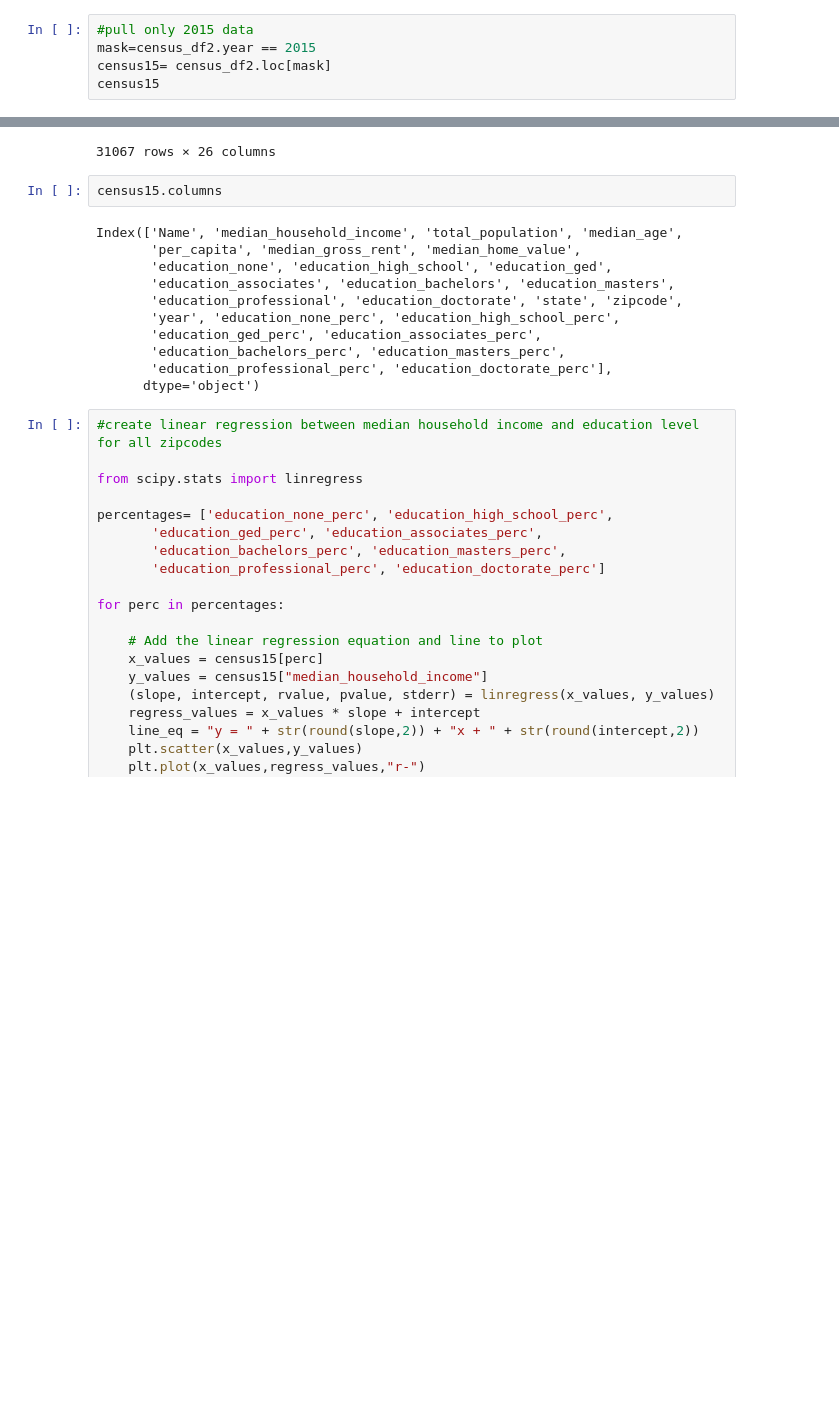
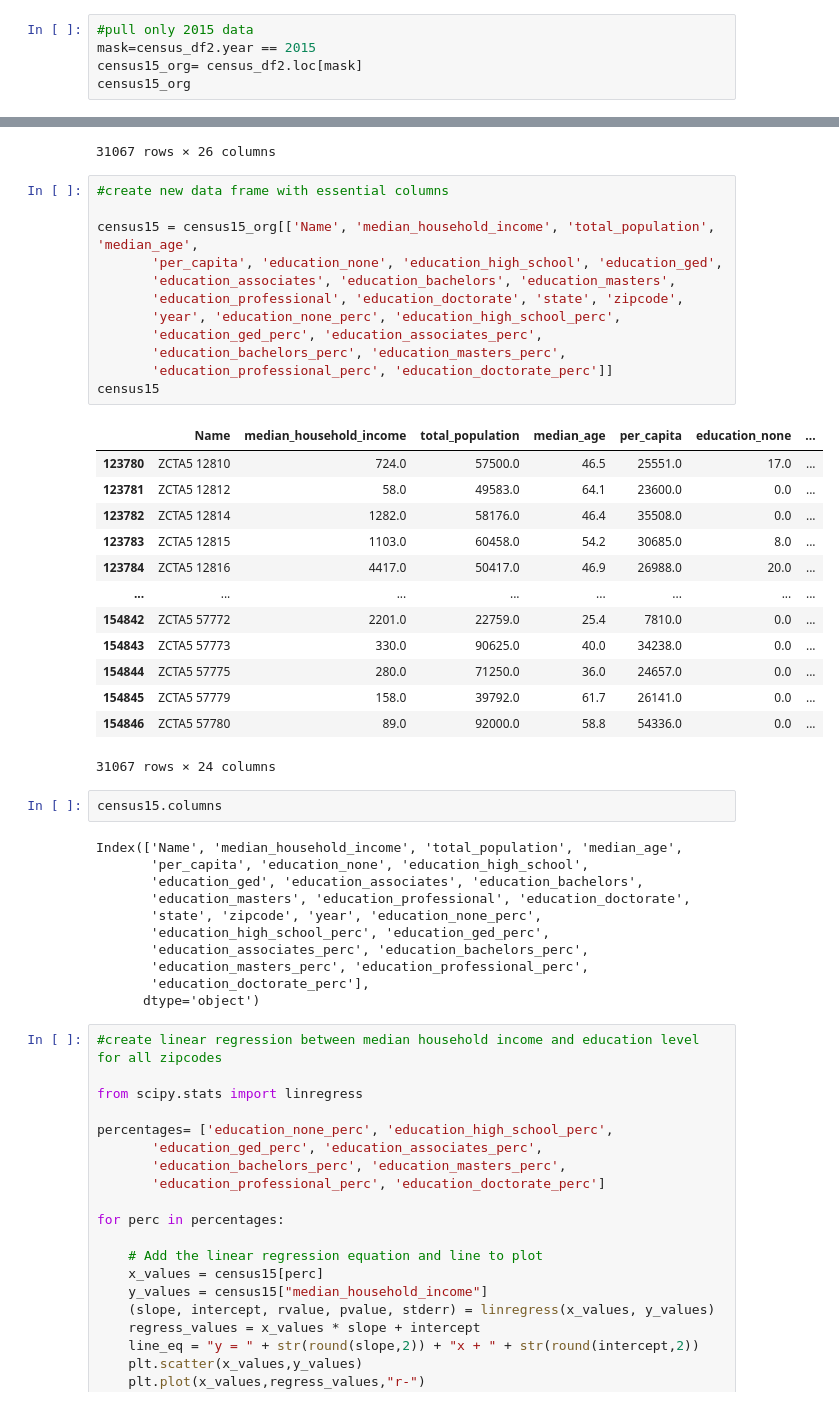
Before and after one commit to alvessab/smu_project1_libraries, a Jupyter notebook: Census Data/census_data_analysis.ipynb, the cells around one changed output, grey strips where cells are left out. Saved outputs shown, nothing was run; the diff lists cells and outputs as text; blank space fills up the shorter version.

Commit message:
merge data

```diff
--- a/Census Data/census_data_analysis.ipynb
+++ b/Census Data/census_data_analysis.ipynb
@@ -59,8 +59,8 @@ census_df2.head()
 # %%
 #pull only 2015 data
 mask=census_df2.year == 2015
-census15= census_df2.loc[mask]
-census15
+census15_org= census_df2.loc[mask]
+census15_org
 # %% [output]
 |  | Name | median_household_income | total_population | median_age | per_capita | median_gross_rent | ... |
 | 123780 | ZCTA5 12810 | 724.0 | 57500.0 | 46.5 | 25551.0 | 675.0 | ... |
@@ -75,18 +75,44 @@ census15
 | 154845 | ZCTA5 57779 | 158.0 | 39792.0 | 61.7 | 26141.0 | -666666666.0 | ... |
 | 154846 | ZCTA5 57780 | 89.0 | 92000.0 | 58.8 | 54336.0 | -666666666.0 | ... |
 31067 rows × 26 columns
+# %%
+#create new data frame with essential columns
+
+census15 = census15_org[['Name', 'median_household_income', 'total_population', 'median_age',
+       'per_capita', 'education_none', 'education_high_school', 'education_ged',
+       'education_associates', 'education_bachelors', 'education_masters',
+       'education_professional', 'education_doctorate', 'state', 'zipcode',
+       'year', 'education_none_perc', 'education_high_school_perc',
+       'education_ged_perc', 'education_associates_perc',
+       'education_bachelors_perc', 'education_masters_perc',
+       'education_professional_perc', 'education_doctorate_perc']]
+census15
+# %% [output]
+|  | Name | median_household_income | total_population | median_age | per_capita | education_none | ... |
+| 123780 | ZCTA5 12810 | 724.0 | 57500.0 | 46.5 | 25551.0 | 17.0 | ... |
+| 123781 | ZCTA5 12812 | 58.0 | 49583.0 | 64.1 | 23600.0 | 0.0 | ... |
+| 123782 | ZCTA5 12814 | 1282.0 | 58176.0 | 46.4 | 35508.0 | 0.0 | ... |
+| 123783 | ZCTA5 12815 | 1103.0 | 60458.0 | 54.2 | 30685.0 | 8.0 | ... |
+| 123784 | ZCTA5 12816 | 4417.0 | 50417.0 | 46.9 | 26988.0 | 20.0 | ... |
+| ... | ... | ... | ... | ... | ... | ... | ... |
+| 154842 | ZCTA5 57772 | 2201.0 | 22759.0 | 25.4 | 7810.0 | 0.0 | ... |
+| 154843 | ZCTA5 57773 | 330.0 | 90625.0 | 40.0 | 34238.0 | 0.0 | ... |
+| 154844 | ZCTA5 57775 | 280.0 | 71250.0 | 36.0 | 24657.0 | 0.0 | ... |
+| 154845 | ZCTA5 57779 | 158.0 | 39792.0 | 61.7 | 26141.0 | 0.0 | ... |
+| 154846 | ZCTA5 57780 | 89.0 | 92000.0 | 58.8 | 54336.0 | 0.0 | ... |
+31067 rows × 24 columns
 # %%
 census15.columns
 # %% [output]
 Index(['Name', 'median_household_income', 'total_population', 'median_age',
-       'per_capita', 'median_gross_rent', 'median_home_value',
-       'education_none', 'education_high_school', 'education_ged',
-       'education_associates', 'education_bachelors', 'education_masters',
-       'education_professional', 'education_doctorate', 'state', 'zipcode',
-       'year', 'education_none_perc', 'education_high_school_perc',
-       'education_ged_perc', 'education_associates_perc',
-       'education_bachelors_perc', 'education_masters_perc',
-       'education_professional_perc', 'education_doctorate_perc'],
+       'per_capita', 'education_none', 'education_high_school',
+       'education_ged', 'education_associates', 'education_bachelors',
+       'education_masters', 'education_professional', 'education_doctorate',
+       'state', 'zipcode', 'year', 'education_none_perc',
+       'education_high_school_perc', 'education_ged_perc',
+       'education_associates_perc', 'education_bachelors_perc',
+       'education_masters_perc', 'education_professional_perc',
+       'education_doctorate_perc'],
       dtype='object')
 # %%
 #create linear regression between median household income and education level for all zipcodes
```
Also changed, not shown: 6 other files.
